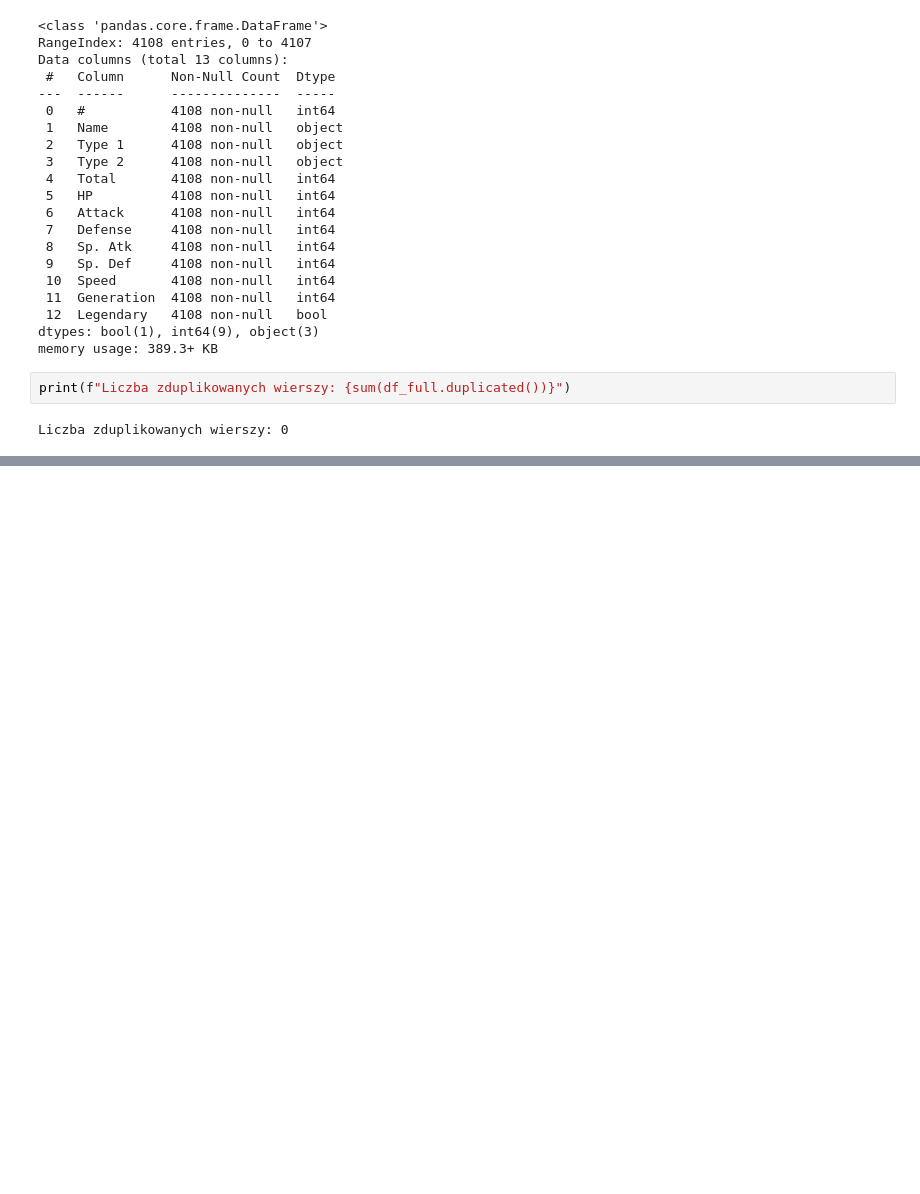
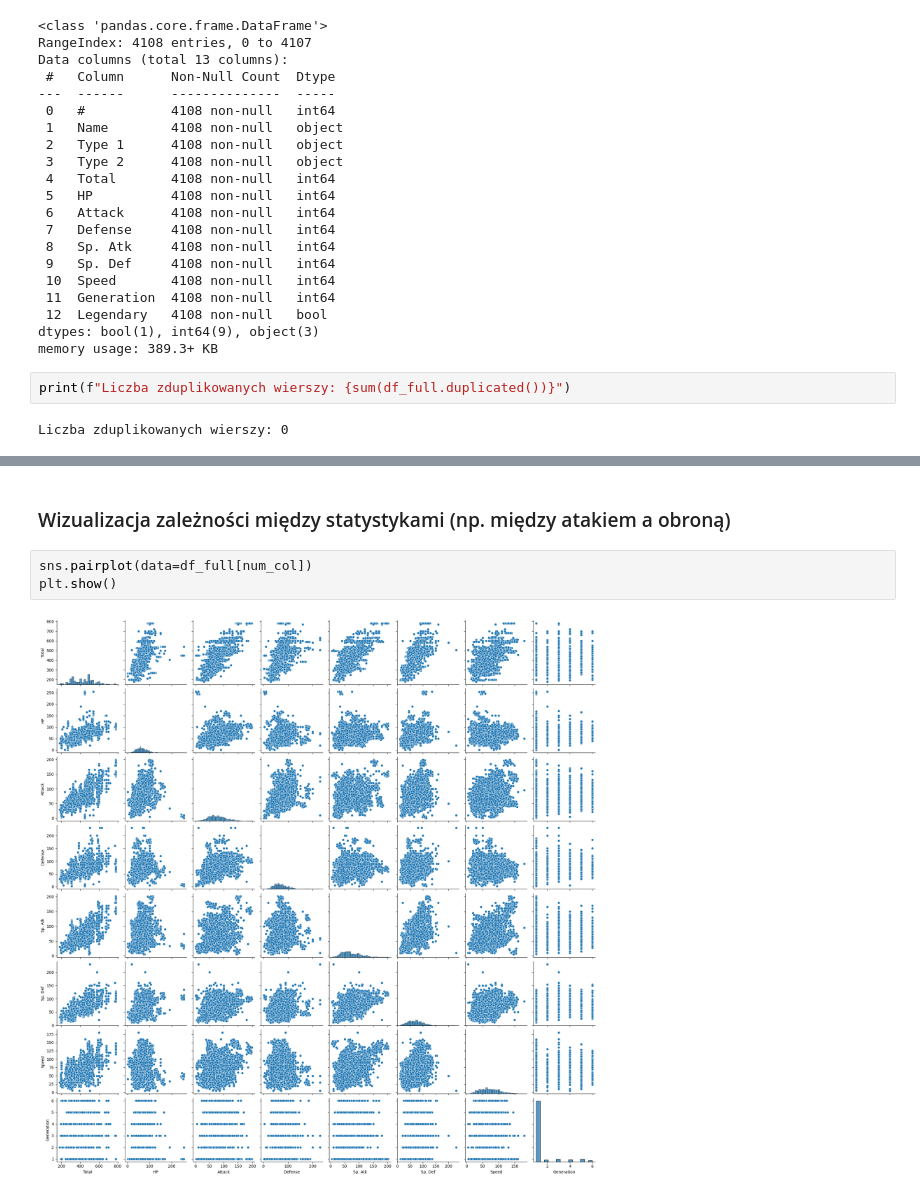
Before and after one commit to KacperUrban/Machine-learning-course, a Jupyter notebook: Projekt_nr_1.ipynb, the cells around one changed output, grey strips where cells are left out. Drawn from its saved outputs; the diff is of its cells as text; blank space fills up the shorter version.

```diff
--- a/Projekt_nr_1.ipynb
+++ b/Projekt_nr_1.ipynb
@@ -490,0 +511,7 @@ df_full.to_csv("full_pokemons")
+# %% [markdown]
+### Wizualizacja zależności między statystykami (np. między atakiem a obroną)
+# %%
+sns.pairplot(data=df_full[num_col])
+plt.show()
+# %% [output]
+[figure, added]
```
Also changed, not shown: parts of 20 cells of this notebook.
